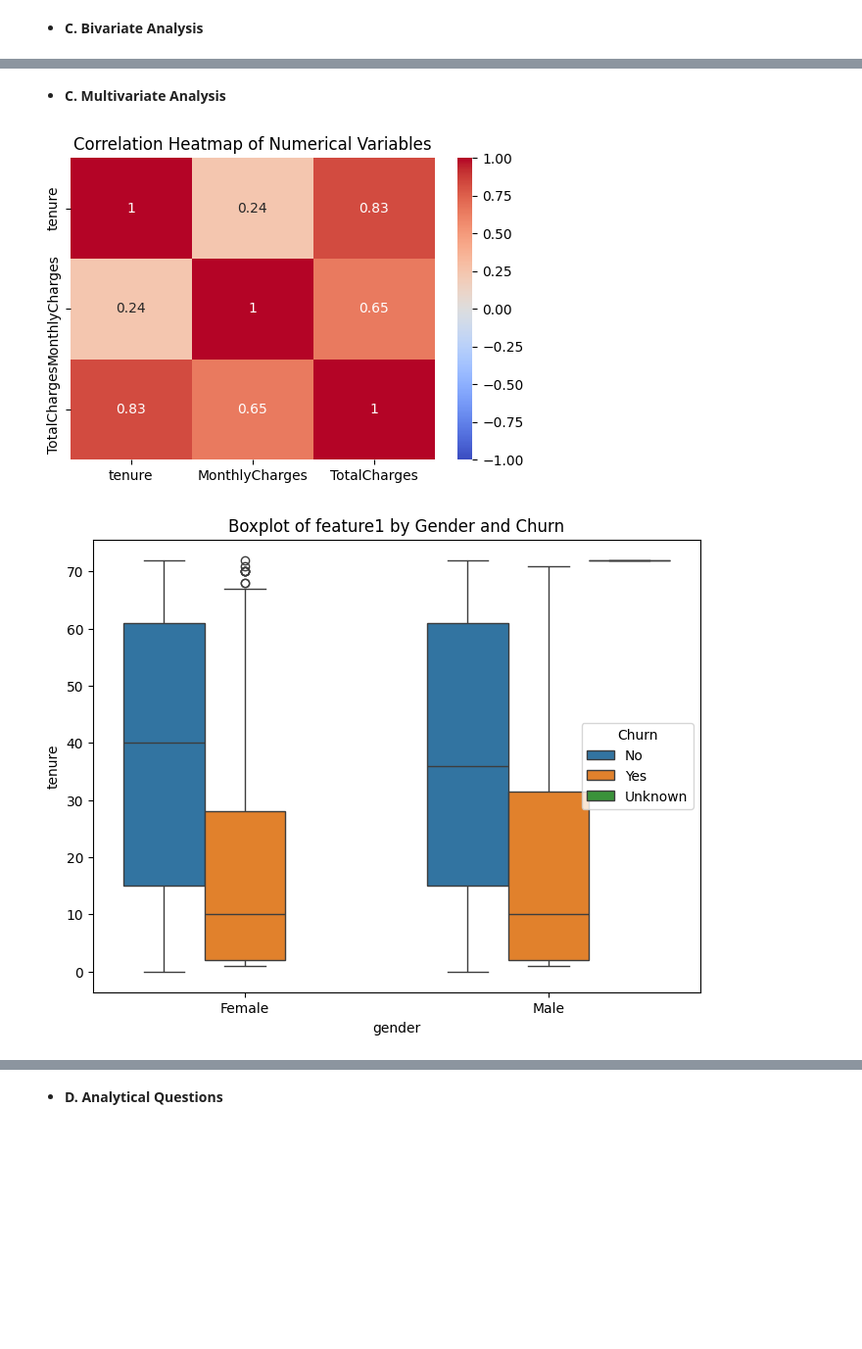
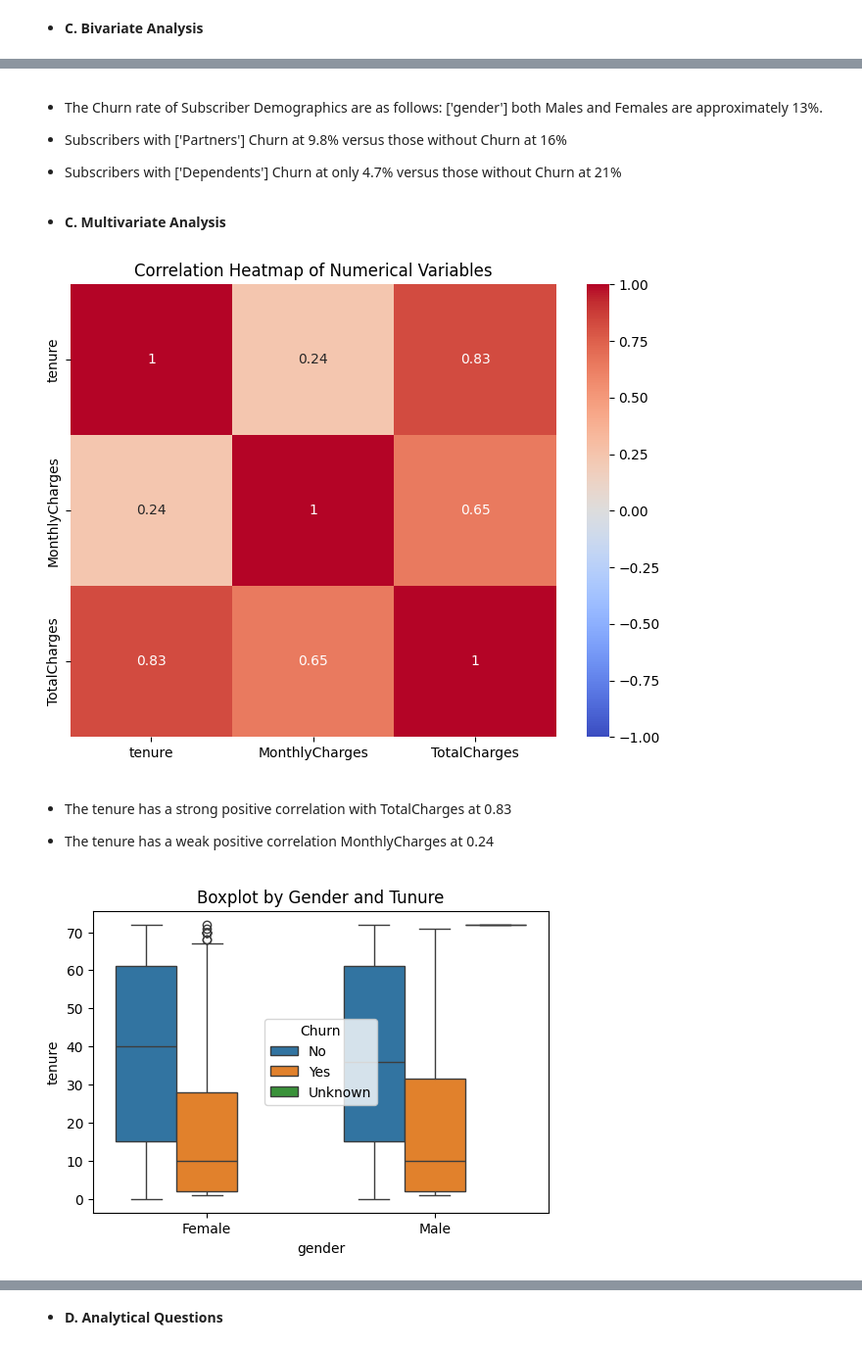
Before and after one commit to worlakuma/Machine-Learning-Prediction-Model-for-a-Telecommunications-Provider, a Jupyter notebook: LP2_Marchine_Learning_Project.ipynb, the cells around one changed output, grey strips where cells are left out. Shown at 98% size. Drawn from its saved outputs; the diff is of its cells as text; code cells hidden in the pictures; blank space fills up the shorter version.

```diff
--- a/LP2_Marchine_Learning_Project.ipynb
+++ b/LP2_Marchine_Learning_Project.ipynb
@@ -741,16 +802,26 @@ for container in ax.containers:
+# %% [markdown]
+- The Churn rate of Subscriber Demographics are as follows: ['gender'] both Males and Females are approximately 13%.
+
+- Subscribers with ['Partners'] Churn at 9.8% versus those without Churn at 16%
+
+- Subscribers with ['Dependents'] Churn at only 4.7% versus those without Churn at 21%
 # %% [markdown]
 - **C. Multivariate Analysis**
 # %%
-plt.figure(figsize=(6, 4))
+plt.figure(figsize=(8, 6))
 sns.heatmap(df_train[subscriber_account_numerical].corr(), annot=True, cmap='coolwarm', vmin=-1, vmax=1)
 plt.title('Correlation Heatmap of Numerical Variables')
 plt.show()
 # %% [output]
-[figure, old version]
+[figure, new version]
+# %% [markdown]
+- The tenure has a strong positive correlation with TotalCharges at 0.83
+
+- The tenure has a weak positive correlation MonthlyCharges at 0.24
 # %%
-plt.figure(figsize=(8, 6))
+plt.figure(figsize=(6, 4))
 sns.boxplot(x='gender', y='tenure', hue='Churn', data=df_train)
-plt.title('Boxplot of feature1 by Gender and Churn')
+plt.title('Boxplot by Gender and Tunure')
 plt.show()
 # %% [output]
-[figure, old version]
+[figure, new version]
```
Also changed, not shown: parts of 22 cells of this notebook, 1 other file.
